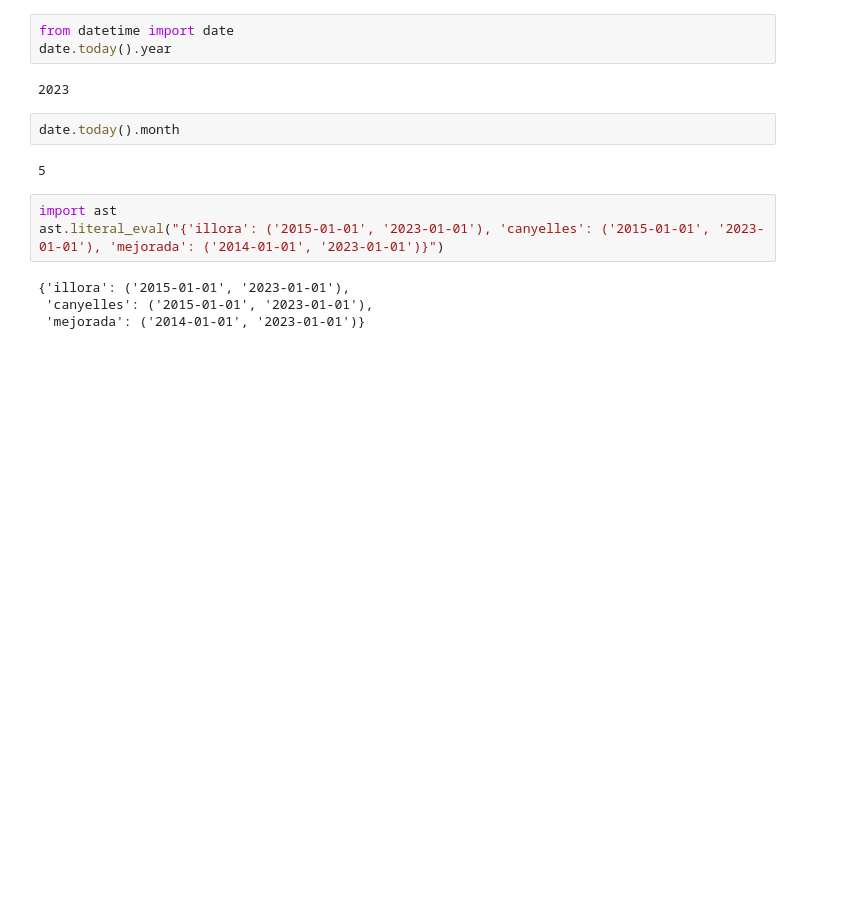
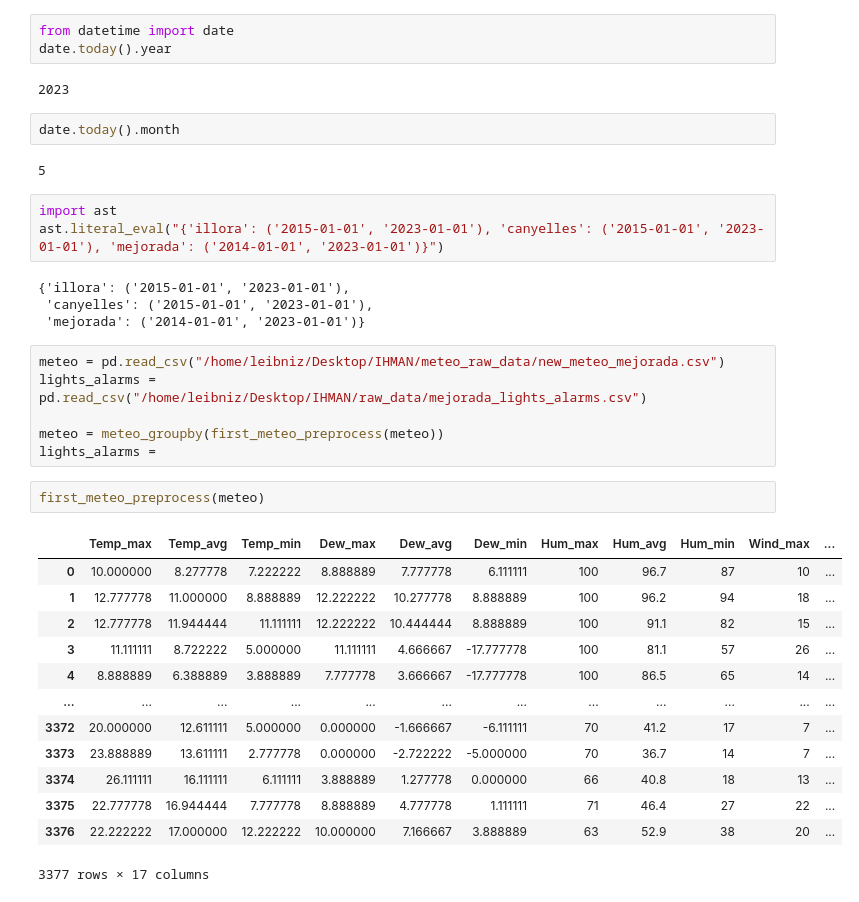
Before and after one commit to BetriuJaume/predictive-maintenance, a Jupyter notebook: preprocessing_tests.ipynb, the cells around one changed output. Cells and saved outputs as stored; diff of their text form; blank space fills up the shorter version.

```diff
--- a/preprocessing_tests.ipynb
+++ b/preprocessing_tests.ipynb
@@ -344,3 +370,25 @@ ast.literal_eval("{'illora': ('2015-01-01', '2023-01-01'), 'canyelles': ('2015-0
 {'illora': ('2015-01-01', '2023-01-01'),
  'canyelles': ('2015-01-01', '2023-01-01'),
  'mejorada': ('2014-01-01', '2023-01-01')}
+# %%
+meteo = pd.read_csv("/home/leibniz/Desktop/IHMAN/meteo_raw_data/new_meteo_mejorada.csv")
+lights_alarms = pd.read_csv("/home/leibniz/Desktop/IHMAN/raw_data/mejorada_lights_alarms.csv")
+
+meteo = meteo_groupby(first_meteo_preprocess(meteo))
+lights_alarms =
+# %%
+first_meteo_preprocess(meteo)
+# %% [output]
+|  | Temp_max | Temp_avg | Temp_min | Dew_max | Dew_avg | Dew_min | Hum_max | Hum_avg | Hum_min | Wind_max | ... |
+| 0 | 10.000000 | 8.277778 | 7.222222 | 8.888889 | 7.777778 | 6.111111 | 100 | 96.7 | 87 | 10 | ... |
+| 1 | 12.777778 | 11.000000 | 8.888889 | 12.222222 | 10.277778 | 8.888889 | 100 | 96.2 | 94 | 18 | ... |
+| 2 | 12.777778 | 11.944444 | 11.111111 | 12.222222 | 10.444444 | 8.888889 | 100 | 91.1 | 82 | 15 | ... |
+| 3 | 11.111111 | 8.722222 | 5.000000 | 11.111111 | 4.666667 | -17.777778 | 100 | 81.1 | 57 | 26 | ... |
+| 4 | 8.888889 | 6.388889 | 3.888889 | 7.777778 | 3.666667 | -17.777778 | 100 | 86.5 | 65 | 14 | ... |
+| ... | ... | ... | ... | ... | ... | ... | ... | ... | ... | ... | ... |
+| 3372 | 20.000000 | 12.611111 | 5.000000 | 0.000000 | -1.666667 | -6.111111 | 70 | 41.2 | 17 | 7 | ... |
+| 3373 | 23.888889 | 13.611111 | 2.777778 | 0.000000 | -2.722222 | -5.000000 | 70 | 36.7 | 14 | 7 | ... |
+| 3374 | 26.111111 | 16.111111 | 6.111111 | 3.888889 | 1.277778 | 0.000000 | 66 | 40.8 | 18 | 13 | ... |
+| 3375 | 22.777778 | 16.944444 | 7.777778 | 8.888889 | 4.777778 | 1.111111 | 71 | 46.4 | 27 | 22 | ... |
+| 3376 | 22.222222 | 17.000000 | 12.222222 | 10.000000 | 7.166667 | 3.888889 | 63 | 52.9 | 38 | 20 | ... |
+3377 rows × 17 columns
```
Also changed, not shown: parts of 31 cells of this notebook, 4 other files.
